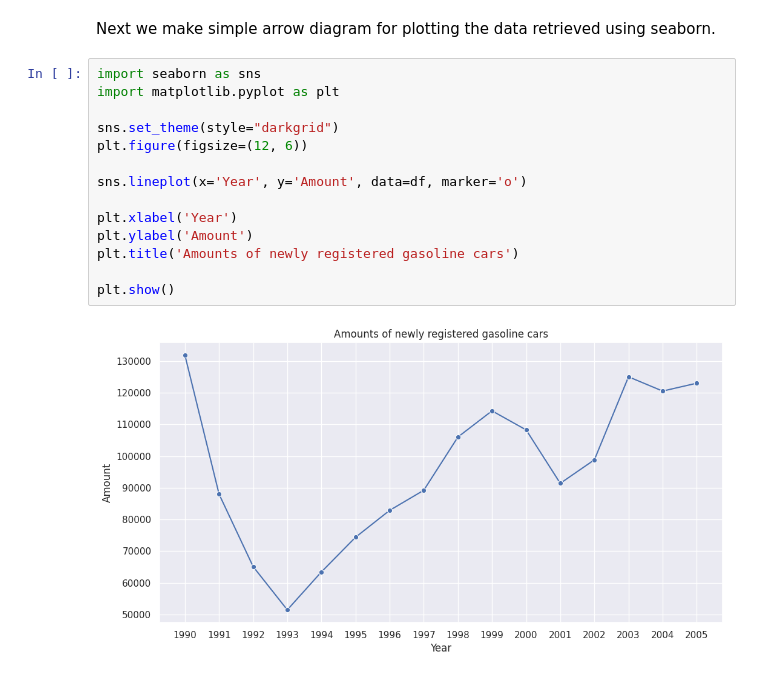
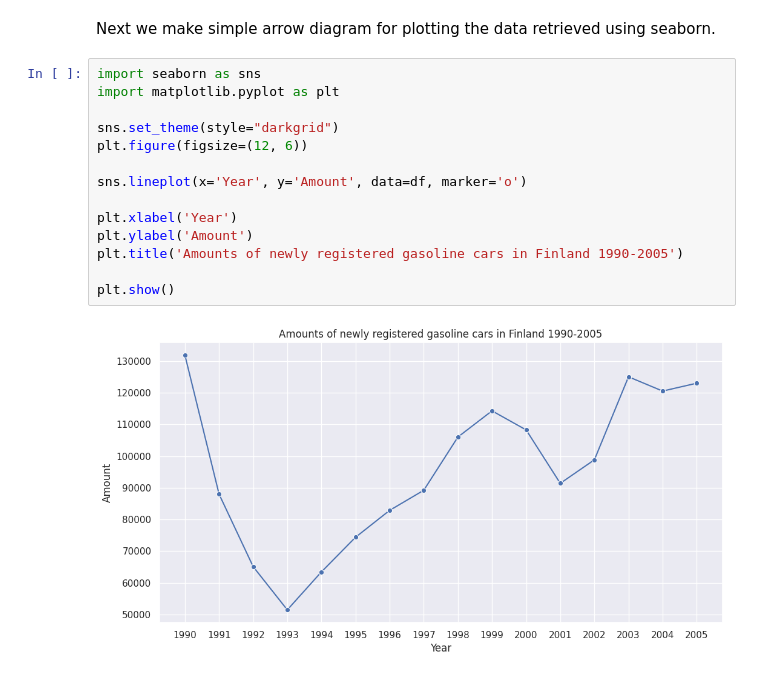
Before and after one commit to HY-Data-Science-ML-Predictions/Electric-cars-taxation, a Jupyter notebook: e_cars_notebook.ipynb, the cells around one changed output. Saved outputs shown, nothing was run; the diff lists cells and outputs as text.

Commit message:
Small change to header of a diagram

```diff
--- a/e_cars_notebook.ipynb
+++ b/e_cars_notebook.ipynb
@@ -94,16 +94,16 @@ Next we make simple arrow diagram for plotting the data retrieved using seaborn.
 # %%
 import seaborn as sns
 import matplotlib.pyplot as plt
 
 sns.set_theme(style="darkgrid")
 plt.figure(figsize=(12, 6))
 
 sns.lineplot(x='Year', y='Amount', data=df, marker='o')
 
 plt.xlabel('Year')
 plt.ylabel('Amount')
-plt.title('Amounts of newly registered gasoline cars')
+plt.title('Amounts of newly registered gasoline cars in Finland 1990-2005')
 
 plt.show()
 # %% [output]
-[figure, old version]
+[figure, new version]
```
